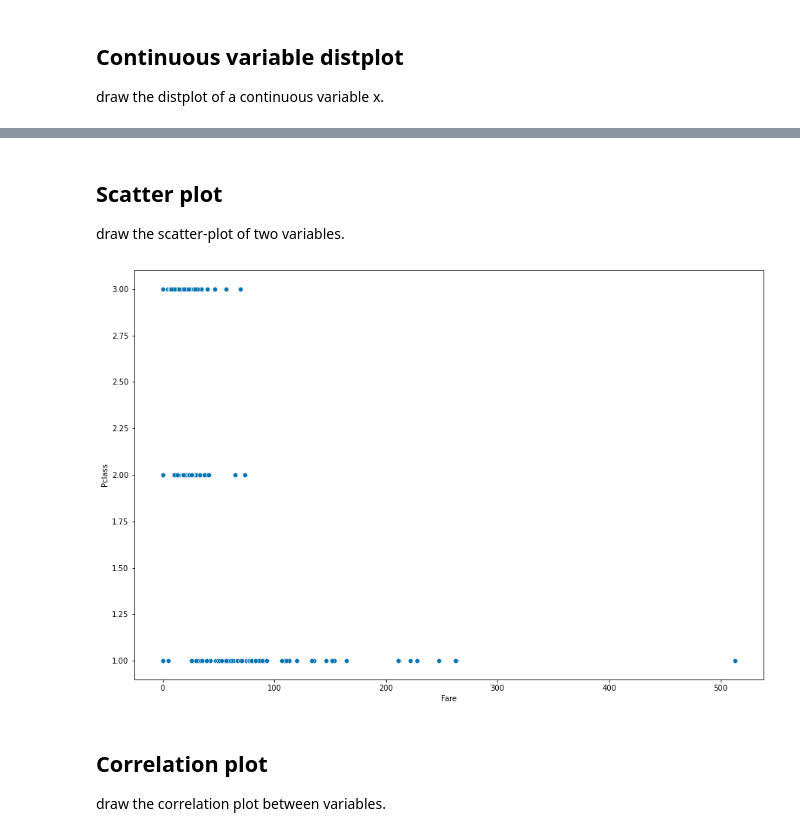
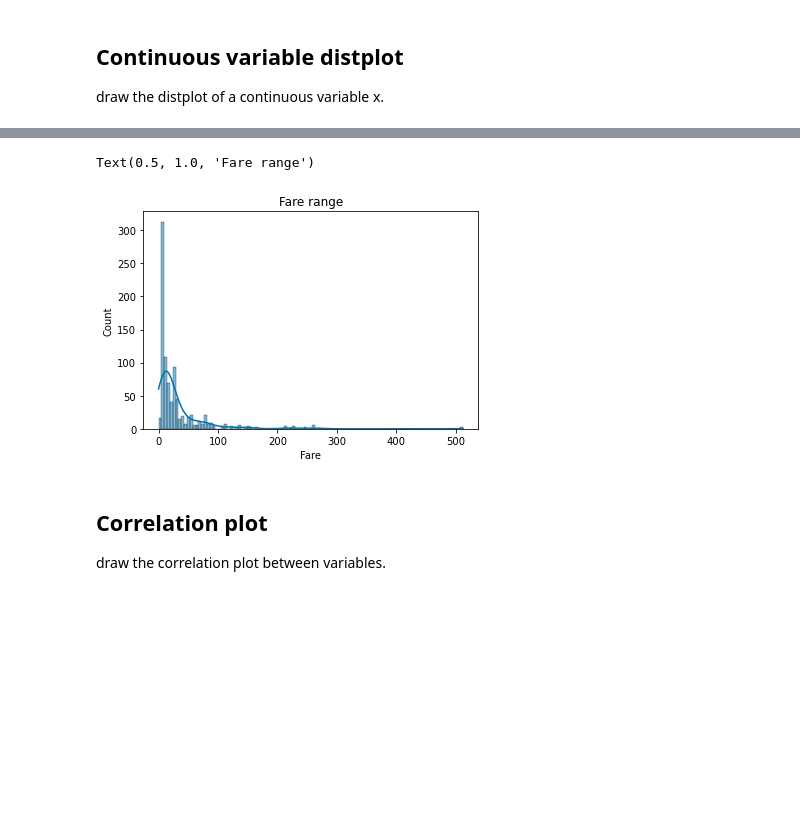
Before and after one commit to mohitnagarkotibca/Data-Visualization-projects, a Jupyter notebook: Feature Engineering with multiple datasets/1___Demo_Data_Explore.ipynb, the cells around one changed output, grey strips where cells are left out. Cells and saved outputs as stored; diff of their text form; code cells hidden in the pictures; blank space fills up the shorter version.

```diff
--- a/Feature Engineering with multiple datasets/1___Demo_Data_Explore.ipynb
+++ b/Feature Engineering with multiple datasets/1___Demo_Data_Explore.ipynb
@@ -84,10 +91,9 @@ explore.continuous_var_distplot(x=data['Fare'])
-# %% [markdown]
-## Scatter plot
-draw the scatter-plot of two variables.
-# %%
-explore.scatter_plot(x=data.Fare,y=data.Pclass,data=data)
-# %% [output]
-[figure, removed]
+# %%
+sns.histplot(data['Fare'],kde=True)
+plt.title('Fare range')
+# %% [output]
+Text(0.5, 1.0, 'Fare range')
+[figure, added]
 # %% [markdown]
 ## Correlation plot
 draw the correlation plot between variables.
```
Also changed, not shown: parts of 17 cells of this notebook, 1 other file.
